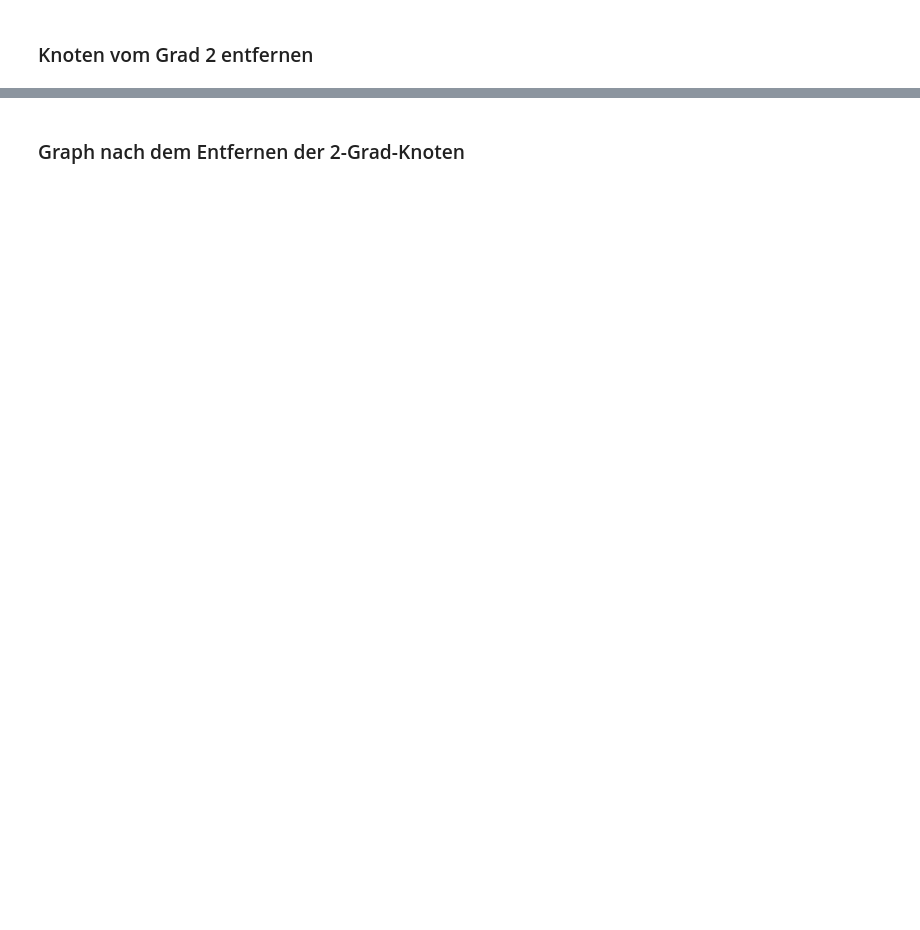
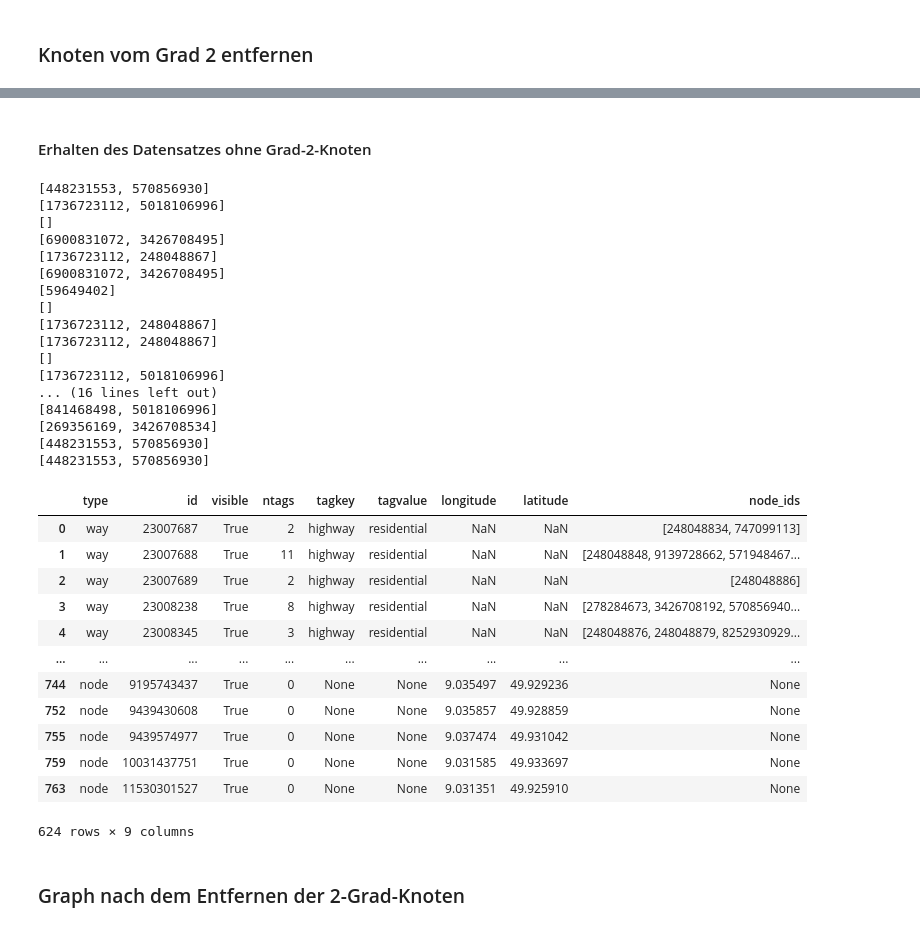
Before and after one commit to Samuelscoding/Bachelorarbeit, a Jupyter notebook: Dataset_Visualization.ipynb, the cells around one changed output, grey strips where cells are left out. Saved outputs shown, nothing was run; the diff lists cells and outputs as text; code cells hidden in the pictures; blank space fills up the shorter version.

```diff
--- a/Dataset_Visualization.ipynb
+++ b/Dataset_Visualization.ipynb
@@ -224,16 +268,2 @@ plt.show()
-# %%
-nodes_degree_2 = [node for node, degree in G.degree() if degree == 2]
-
-node_way_mapping = {node_id: [] for node_id in nodes_degree_2}
-
-for index, way in ways_filter.iterrows():
-    node_ids_list = way['node_ids']
-    if node_ids_list is not None:
-        for node_id in nodes_degree_2:
-            if node_id in node_ids_list:
-                node_way_mapping[node_id].append(way['id'])
-
-for node_id, way_ids in node_way_mapping.items():
-    print(f"Knoten-ID {node_id} wird in den folgenden Wegen referenziert: {way_ids}")
 # %% [markdown]
 ### Knoten vom Grad 2 entfernen
@@ -280,10 +312,6 @@ def find_neighbors_with_degree_3(node_id, visited=None, found_neighbors=None):
                 if len(result) == 2:
                     return result
 
-    #if node_id not in neighbors_found:
-    #    neighbors_found[node_id] = found_neighbors
-    #print(f"Alle Nachbarn von Knoten {node_id}: {neighbors_found[node_id]}")
-
     return found_neighbors
 
 # Aktualisieren der node_ids der Straßen, die Knoten mit Grad 2 enthalten
@@ -318,10 +346,6 @@ def update_node_ids(row):
                         ways_filter.at[way_1.name, 'node_ids'] = way_1_node_ids
                         ways_filter.at[way_2.name, 'node_ids'] = way_2_node_ids
 
-                    # Entferne den Grad-2-Knoten
-                    if node_id in updated_node_ids:
-                        updated_node_ids.remove(node_id)
-
         # Stelle sicher, dass die Rückgabewerte korrekt sind
         return updated_node_ids if updated_node_ids else None
     return node_ids
@@ -459,3 +510,56 @@ filtered_data_multiple = filtered_data_multiple[filtered_data_multiple['id'].isi
+# %% [markdown]
+#### Erhalten des Datensatzes ohne Grad-2-Knoten
+# %%
+# Straßen mit speziellen Knoten ermitteln
+connected_ways_for_special_nodes = get_connected_ways_for_special_nodes(df_special_nodes, ways_filter, G)
+
+# Nachbarn von speziellen Knoten ermitteln
+neighbors_by_special_node = handle_special_degree_2_nodes(df_special_nodes, connected_ways_for_special_nodes, G)
+
+# Aktualisieren die node_ids der speziellen Straßen
+filtered_data_multiple['node_ids'] = filtered_data_multiple.apply(lambda row: update_special_node_ids(row, special_nodes, neighbors_by_special_node, connected_ways_for_special_nodes), axis=1)
+
+# Aktualisiere die node_ids der Straßen
+filtered_data_multiple['node_ids'] = filtered_data_multiple.apply(update_node_ids, axis=1)
+
+# Entfernen der Knoten mit Grad 2 aus den node_ids der Straßen
+filtered_data_multiple['node_ids'] = filtered_data_multiple['node_ids'].apply(lambda node_ids: remove_special_nodes_from_ids(node_ids, degree_2_node_ids.union(special_node_ids)))
+
+# Entferne Knoten mit Grad 2 aus dem finalen Datensatz
+filtered_data_multiple = filtered_data_multiple[~filtered_data_multiple['id'].isin(degree_2_node_ids.union(special_node_ids))]
+
+filtered_data_multiple
+# %% [output]
+[448231553, 570856930]
+[1736723112, 5018106996]
+[]
+[6900831072, 3426708495]
+[1736723112, 248048867]
+[6900831072, 3426708495]
+[59649402]
+[]
+[1736723112, 248048867]
+[1736723112, 248048867]
+[]
+[1736723112, 5018106996]
+... (16 lines left out)
+[841468498, 5018106996]
+[269356169, 3426708534]
+[448231553, 570856930]
+[448231553, 570856930]
+|  | type | id | visible | ntags | tagkey | tagvalue | longitude | latitude | node_ids |
+| 0 | way | 23007687 | True | 2 | highway | residential | NaN | NaN | [248048834, 747099113] |
+| 1 | way | 23007688 | True | 11 | highway | residential | NaN | NaN | [248048848, 9139728662, 571948467... |
+| 2 | way | 23007689 | True | 2 | highway | residential | NaN | NaN | [248048886] |
+| 3 | way | 23008238 | True | 8 | highway | residential | NaN | NaN | [278284673, 3426708192, 570856940... |
+| 4 | way | 23008345 | True | 3 | highway | residential | NaN | NaN | [248048876, 248048879, 8252930929... |
+| ... | ... | ... | ... | ... | ... | ... | ... | ... | ... |
+| 744 | node | 9195743437 | True | 0 | None | None | 9.035497 | 49.929236 | None |
+| 752 | node | 9439430608 | True | 0 | None | None | 9.035857 | 49.928859 | None |
+| 755 | node | 9439574977 | True | 0 | None | None | 9.037474 | 49.931042 | None |
+| 759 | node | 10031437751 | True | 0 | None | None | 9.031585 | 49.933697 | None |
+| 763 | node | 11530301527 | True | 0 | None | None | 9.031351 | 49.925910 | None |
+624 rows × 9 columns
 # %% [markdown]
 ### Graph nach dem Entfernen der 2-Grad-Knoten
 # %%
```
Also changed, not shown: parts of 10 cells of this notebook.
